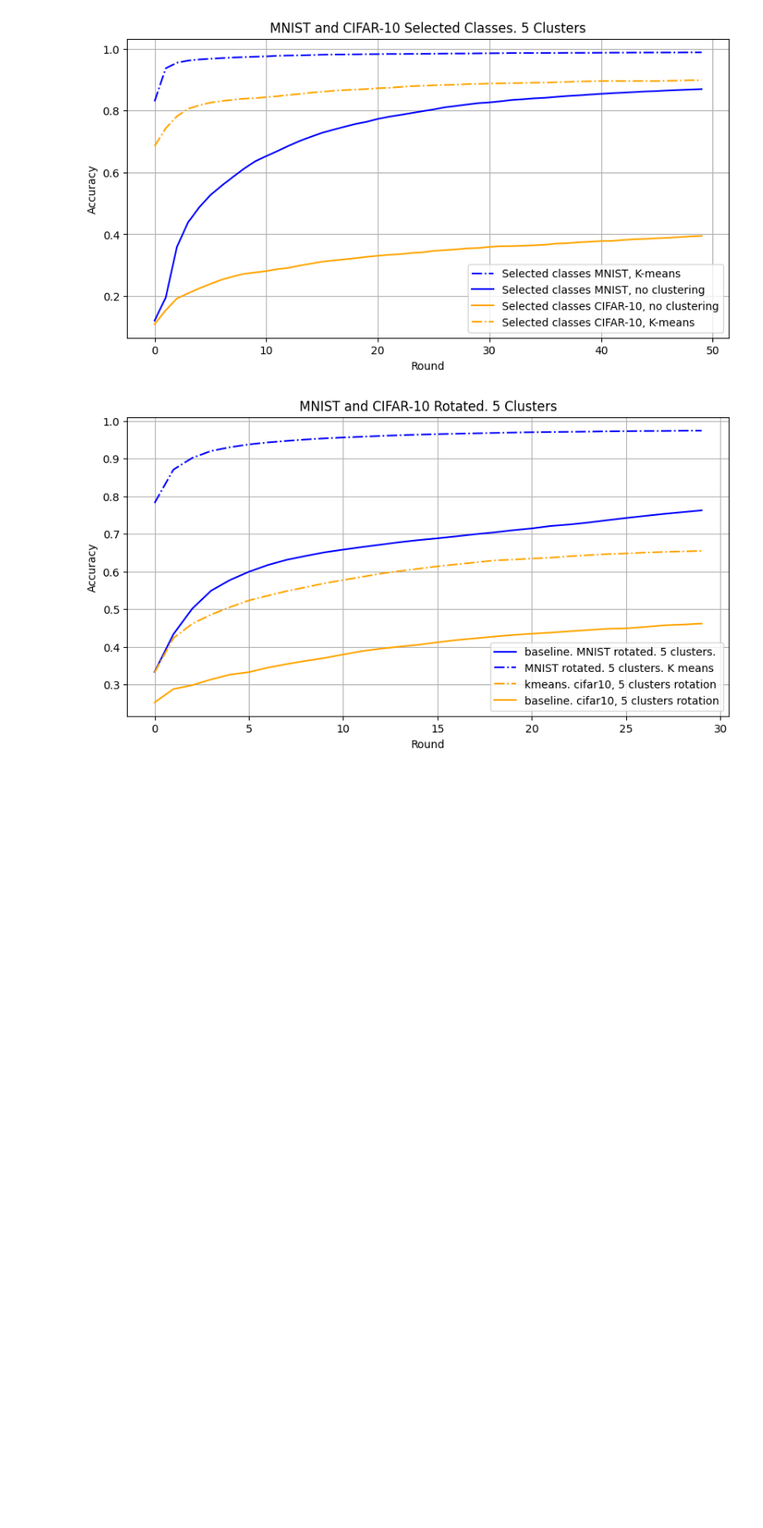
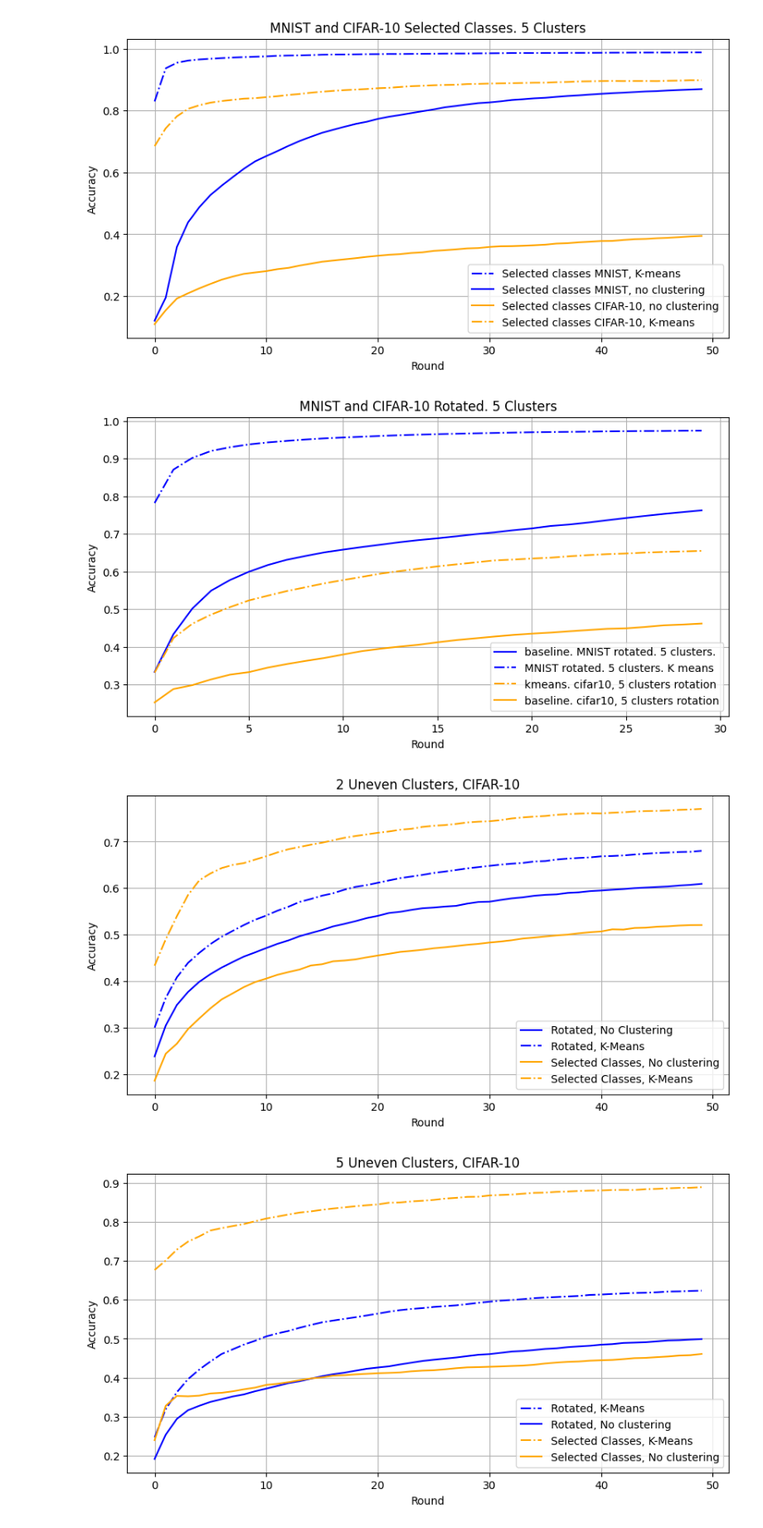
Before and after one commit to sidb70/clusterFL, a Jupyter notebook: experiments/results/results.ipynb, the cells around one changed output. Shown at 83% size. Drawn from its saved outputs; the diff is of its cells as text; code cells hidden in the pictures; blank space fills up the shorter version.

Commit message:
reformat descriptions for plotting

```diff
--- a/experiments/results/results.ipynb
+++ b/experiments/results/results.ipynb
@@ -153,3 +153,46 @@ plt.grid()
 plt.show()
 # %% [output]
 [figure]
+# %%
+def plot_uneven_clusters(basedir, title):
+    uneven_rotated_dir = os.path.join(basedir, 'rotated')
+    uneven_selected_dir = os.path.join(basedir, 'selected_classes')
+
+    rotated_results = get_results(uneven_rotated_dir)
+    selected_results = get_results(uneven_selected_dir)
+
+    plt.figure(figsize=(10, 5))
+    for i in rotated_results:
+        description = rotated_results[i]['description']
+        baseline = rotated_results[i]['baseline']
+        experiment_results = rotated_results[i]['results']
+        rounds = [r[0] for r in experiment_results]
+        accs = [r[1] for r in experiment_results]
+        plt.plot(rounds, accs, label=description, linestyle='-' if baseline else '-.', color = 'blue' )
+
+    for i in selected_results:
+        description = selected_results[i]['description']
+        baseline = selected_results[i]['baseline']
+        experiment_results = selected_results[i]['results']
+        rounds = [r[0] for r in experiment_results]
+        accs = [r[1] for r in experiment_results]
+        plt.plot(rounds, accs, label=description, linestyle='-' if baseline else '-.', color = 'orange' )
+    plt.xlabel('Round')
+    plt.ylabel('Accuracy')
+    plt.title(title)
+    plt.legend()
+    plt.grid()
+    plt.show()
+# %%
+
+uneven_dir = '/Users/sidb/Development/clusterFL/experiments/results/uneven_clusters/2_clusters'
+title = '2 Uneven Clusters, CIFAR-10'
+
+plot_uneven_clusters(uneven_dir, title)
+
+uneven_dir = '/Users/sidb/Development/clusterFL/experiments/results/uneven_clusters/5_clusters'
+title = '5 Uneven Clusters, CIFAR-10'
+plot_uneven_clusters(uneven_dir, title)
+# %% [output]
+[figure, added]
+[figure, added]
```
Also changed, not shown: 9 other files.
